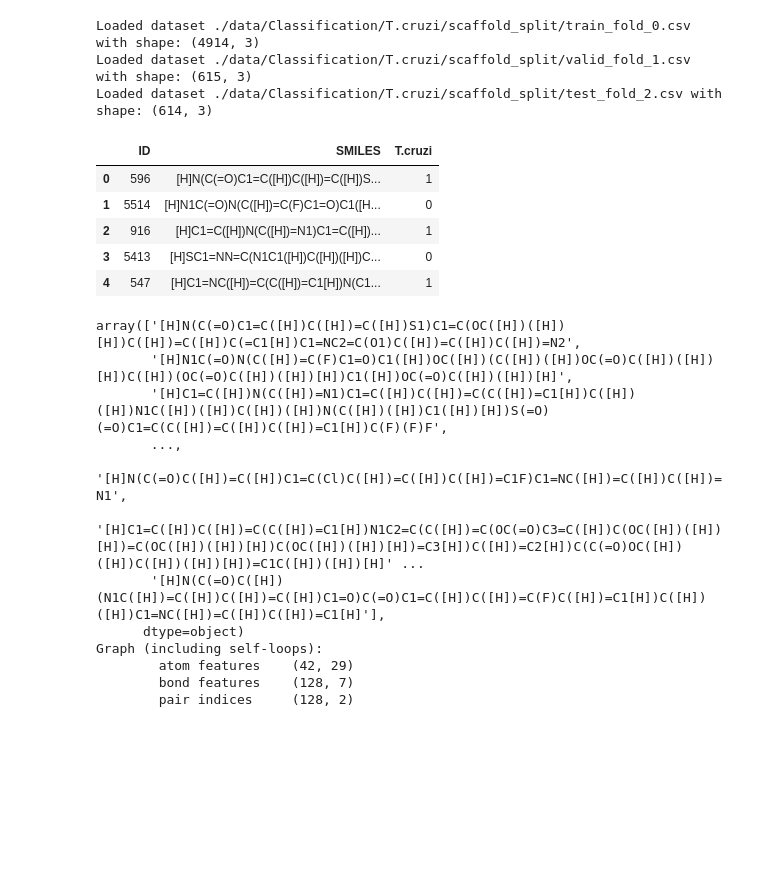
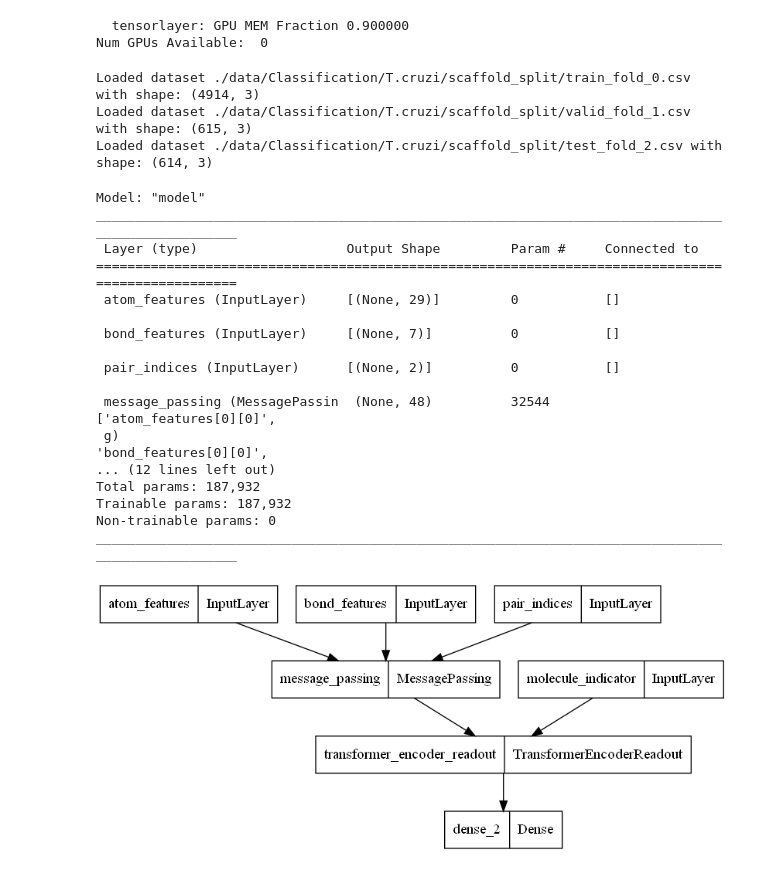
Before and after one commit to Laplace-py/Tropical, a Jupyter notebook: Github_Artigo/BaseModel_Classification _MPNN.ipynb, the cells around one changed output. Saved outputs shown, nothing was run; the diff lists cells and outputs as text; code cells hidden in the pictures; blank space fills up the shorter version.

```diff
--- a/Github_Artigo/BaseModel_Classification _MPNN.ipynb
+++ b/Github_Artigo/BaseModel_Classification _MPNN.ipynb
@@ -21,8 +21,12 @@ from utils import utils
 from utils.GPU import *
 commons = utils.Commons()
 ts_helper = utils.TS_Helper()
+ts_helper.model_type = ts_helper.Classification
 shap_helper = utils.Shap_Helper()
 os.environ["TF_CPP_MIN_LOG_LEVEL"] = "2"
+# %% [output]
+  tensorlayer: GPU MEM Fraction 0.900000
+Num GPUs Available:  0
 # %%
 #Import train, validation and test sets
 
@@ -31,51 +35,40 @@ validation = './data/Classification/T.cruzi/scaffold_split/valid_fold_1.csv'
 test = './data/Classification/T.cruzi/scaffold_split/test_fold_2.csv'
 TASK_START = 2
 NUM_TASKS = 1
+SMILES = "SMILES"
+train_dataset,y_train,train_smiles = commons.load_dataset(training,SMILES,TASK_START,NUM_TASKS)
+val_dataset,y_val,val_smiles = commons.load_dataset(validation,SMILES,TASK_START,NUM_TASKS)
+test_dataset,y_test,test_smiles = commons.load_dataset(test,SMILES,TASK_START,NUM_TASKS)
 
-train_dataset,y_train = commons.load_dataset(training,TASK_START,NUM_TASKS)
-val_dataset,y_val = commons.load_dataset(validation,TASK_START,NUM_TASKS)
-test_dataset,y_test = commons.load_dataset(test,TASK_START,NUM_TASKS)
-train_dataset.head()
+#train_dataset.iloc[:,TASK_START] = list(map(lambda x: float(x), train_dataset.iloc[:,TASK_START]))
+#y_train = list(map(lambda x: float(x), y_train))
+
+#test_dataset.iloc[:,TASK_START] = list(map(lambda x: float(x), test_dataset.iloc[:,TASK_START]))
+#y_test = list(map(lambda x: float(x), y_test))
+#val_dataset.iloc[:,TASK_START].astype(float)
+#val_dataset.iloc[:,TASK_START] = [float(x) for x in val_dataset.iloc[:,TASK_START]]
+#y_val = [float(y) for y in y_val]
 # %% [output]
 Loaded dataset ./data/Classification/T.cruzi/scaffold_split/train_fold_0.csv with shape: (4914, 3)
 Loaded dataset ./data/Classification/T.cruzi/scaffold_split/valid_fold_1.csv with shape: (615, 3)
 Loaded dataset ./data/Classification/T.cruzi/scaffold_split/test_fold_2.csv with shape: (614, 3)
-|  | ID | SMILES | T.cruzi |
-| 0 | 596 | [H]N(C(=O)C1=C([H])C([H])=C([H])S... | 1 |
-| 1 | 5514 | [H]N1C(=O)N(C([H])=C(F)C1=O)C1([H... | 0 |
-| 2 | 916 | [H]C1=C([H])N(C([H])=N1)C1=C([H])... | 1 |
-| 3 | 5413 | [H]SC1=NN=C(N1C1([H])C([H])([H])C... | 0 |
-| 4 | 547 | [H]C1=NC([H])=C(C([H])=C1[H])N(C1... | 1 |
 # %%
 #Import atom and bond featurizers
 
 from utils.graphs import *
 
 X_train = graphs_from_smiles(train_dataset.iloc[:,NUM_TASKS].values)
-print(train_dataset.iloc[:,NUM_TASKS].values)
+#print(train_dataset.iloc[:,NUM_TASKS].values)
 X_test = graphs_from_smiles(test_dataset.iloc[:,NUM_TASKS].values)
 
 X_val = graphs_from_smiles(val_dataset.iloc[:,NUM_TASKS].values)
 
-molecule = molecule_from_smiles(train_dataset.iloc[8].SMILES)
-graph = graph_from_molecule(molecule)
-print("Graph (including self-loops):")
-print("\tatom features\t", graph[0].shape)
-print("\tbond features\t", graph[1].shape)
-print("\tpair indices\t", graph[2].shape)
+#molecule = molecule_from_smiles(train_dataset.iloc[8].SMILES)
+#graph = graph_from_molecule(molecule)
+# print("Graph (including self-loops):")
+# print("\tatom features\t", graph[0].shape)
+# print("\tbond features\t", graph[1].shape)
+# print("\tpair indices\t", graph[2].shape)
-# %% [output]
-array(['[H]N(C(=O)C1=C([H])C([H])=C([H])S1)C1=C(OC([H])([H])[H])C([H])=C([H])C(=C1[H])C1=NC2=C(O1)C([H])=C([H])C([H])=N2',
-       '[H]N1C(=O)N(C([H])=C(F)C1=O)C1([H])OC([H])(C([H])([H])OC(=O)C([H])([H])[H])C([H])(OC(=O)C([H])([H])[H])C1([H])OC(=O)C([H])([H])[H]',
-       '[H]C1=C([H])N(C([H])=N1)C1=C([H])C([H])=C(C([H])=C1[H])C([H])([H])N1C([H])([H])C([H])([H])N(C([H])([H])C1([H])[H])S(=O)(=O)C1=C(C([H])=C([H])C([H])=C1[H])C(F)(F)F',
-       ...,
-       '[H]N(C(=O)C([H])=C([H])C1=C(Cl)C([H])=C([H])C([H])=C1F)C1=NC([H])=C([H])C([H])=N1',
-       '[H]C1=C([H])C([H])=C(C([H])=C1[H])N1C2=C(C([H])=C(OC(=O)C3=C([H])C(OC([H])([H])[H])=C(OC([H])([H])[H])C(OC([H])([H])[H])=C3[H])C([H])=C2[H])C(C(=O)OC([H])([H])C([H])([H])[H])=C1C([H])([H])[H]' ...
-       '[H]N(C(=O)C([H])(N1C([H])=C([H])C([H])=C([H])C1=O)C(=O)C1=C([H])C([H])=C(F)C([H])=C1[H])C([H])([H])C1=NC([H])=C([H])C([H])=C1[H]'],
-      dtype=object)
-Graph (including self-loops):
-        atom features    (42, 29)
-        bond features    (128, 7)
-        pair indices     (128, 2)
 # %%
 # Import parameters for batch, MPNN, loss and scorers
 
@@ -90,36 +83,53 @@ from utils.utils import *
 # parameters for train network
 
 def MPNNModel(atom_dim,
     bond_dim,
     batch_size=batch_size,
     message_units=48,
     message_steps=8,
     num_attention_heads=16,
     dense_units=dense_units):
 
     atom_features = layers.Input((atom_dim), dtype="float32", name="atom_features")
     bond_features = layers.Input((bond_dim), dtype="float32", name="bond_features")
     pair_indices = layers.Input((2), dtype="int32", name="pair_indices")
     molecule_indicator = layers.Input((), dtype="int32", name="molecule_indicator")
 
     x = MessagePassing(message_units, message_steps)([atom_features, bond_features, pair_indices])
     x = TransformerEncoderReadout(num_attention_heads, message_units, dense_units, batch_size)([x, molecule_indicator])
     x = layers.Dense(10, activation="sigmoid", kernel_regularizer=T.keras.regularizers.L2(0.05))(x)
 
 
     model = keras.Model(inputs=[atom_features, bond_features, pair_indices, molecule_indicator],
         outputs=[x])
     return model
 
-
-
 optimizer = RMSprop(0.1, momentum=0.99)
 lr_metric = ts_helper.get_lr_metric(optimizer)
 
 model = MPNNModel(atom_dim=X_train[0][0][0].shape[0], bond_dim=X_train[1][0][0].shape[0])
-model.compile(loss = ts_helper.classification_loss(ts_helper.BinaryCrossentropy), metrics=[lr_metric])
+model.compile(loss = ts_helper.classification_loss(ts_helper.BinaryCrossentropy,1), metrics=[lr_metric])
 model.summary()
 T.keras.utils.plot_model(model)
+# %% [output]
+Model: "model"
+__________________________________________________________________________________________________
+ Layer (type)                   Output Shape         Param #     Connected to
+==================================================================================================
+ atom_features (InputLayer)     [(None, 29)]         0           []
+
+ bond_features (InputLayer)     [(None, 7)]          0           []
+
+ pair_indices (InputLayer)      [(None, 2)]          0           []
+
+ message_passing (MessagePassin  (None, 48)          32544       ['atom_features[0][0]',
+ g)                                                               'bond_features[0][0]',
+... (12 lines left out)
+Total params: 187,932
+Trainable params: 187,932
+Non-trainable params: 0
+__________________________________________________________________________________________________
+[figure, added]
 # %%
 # Early stopping parameters
 
```
Also changed, not shown: parts of 3 cells of this notebook, 15 other files.
